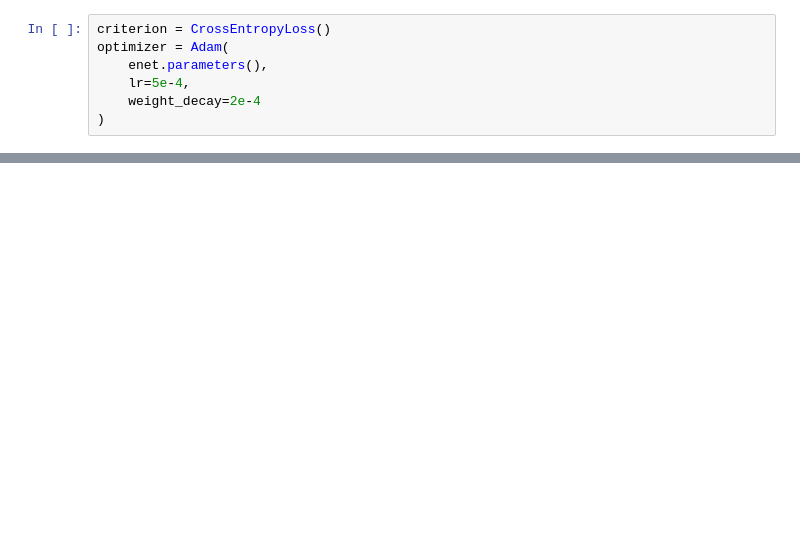
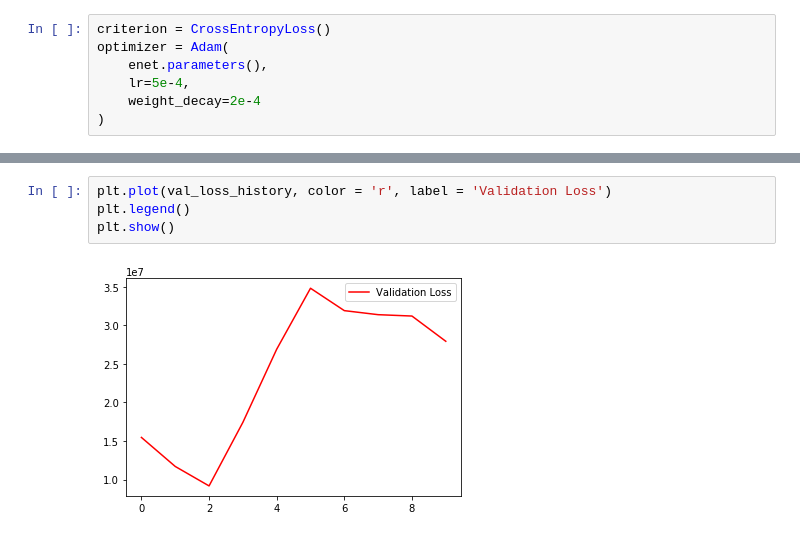
Before and after one commit to soumik12345/Enet, a Jupyter notebook: camvid_exp.ipynb, the cells around one changed output, grey strips where cells are left out. Saved outputs shown, nothing was run; the diff lists cells and outputs as text; blank space fills up the shorter version.

```diff
--- a/camvid_exp.ipynb
+++ b/camvid_exp.ipynb
@@ -75,0 +101,6 @@ Training Loss: 51.25966811180115
+# %%
+plt.plot(val_loss_history, color = 'r', label = 'Validation Loss')
+plt.legend()
+plt.show()
+# %% [output]
+[figure, added]
```
Also changed, not shown: parts of 6 cells of this notebook, 1 other file.
